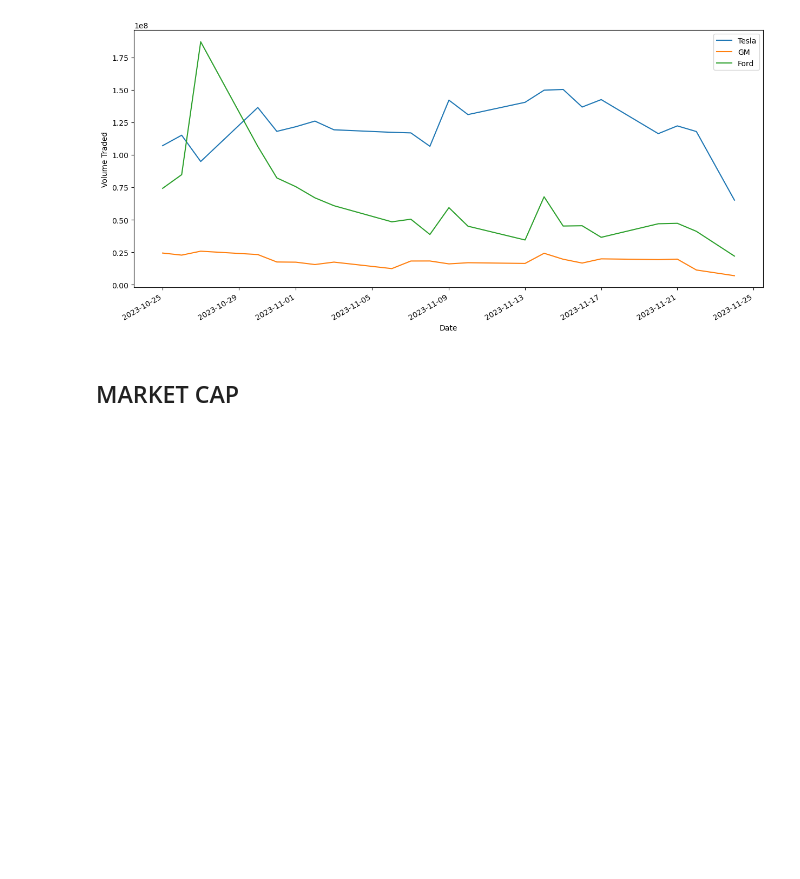
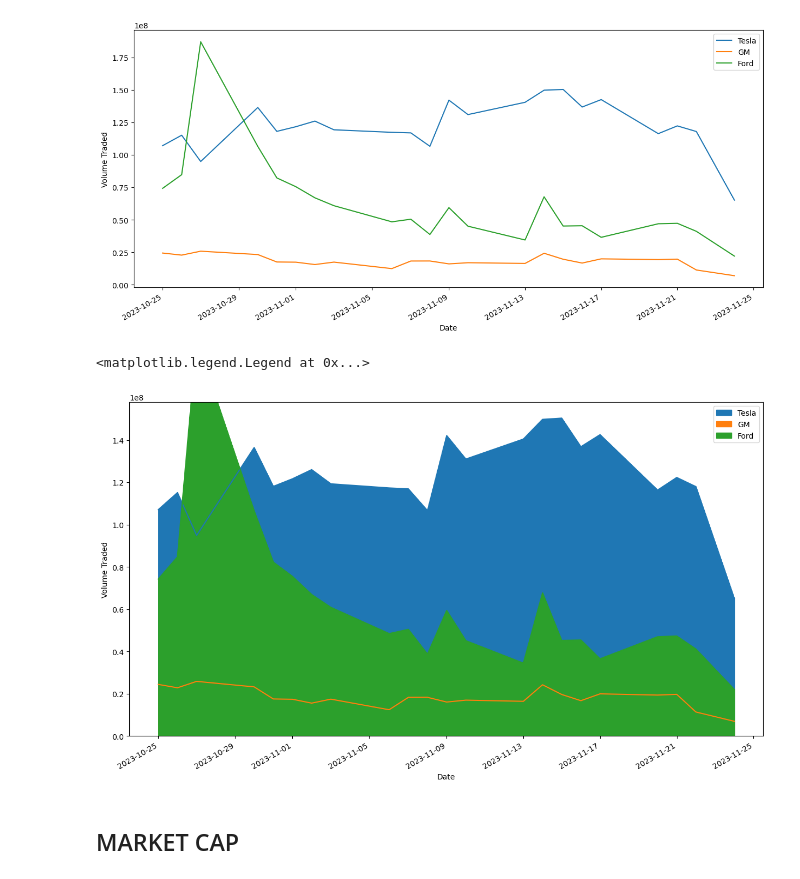
Before and after one commit to anjali8922/digipodium, a Jupyter notebook: stock_analysis.ipynb, the cells around one changed output. Drawn from its saved outputs; the diff is of its cells as text; code cells hidden in the pictures; blank space fills up the shorter version.

```diff
--- a/stock_analysis.ipynb
+++ b/stock_analysis.ipynb
@@ -74,3 +90,13 @@ ford.iloc[493:550]['Open'].plot()
+# %%
+
+df['Volume'].plot(label="Tesla" ,figsize=(15,9),kind="area")
+df2['Volume'].plot(label="GM",kind="area")
+df1['Volume'].plot(label="Ford",kind="area")
+plt.ylabel("Volume Traded")
+plt.legend()
+# %% [output]
+<matplotlib.legend.Legend at 0x...>
+[figure, added]
 # %% [markdown]
 ## MARKET CAP
 # %%
```
Also changed, not shown: parts of 26 cells of this notebook, 1 other file.
